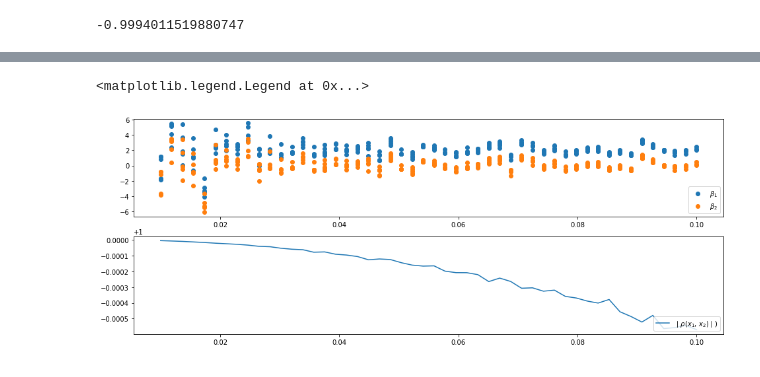
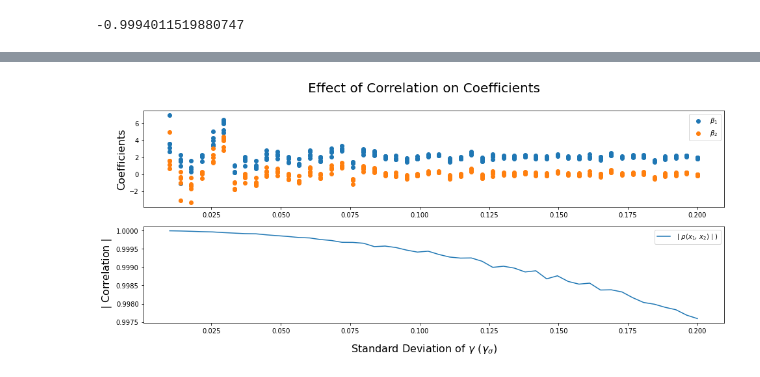
Before and after one commit to edkrueger/lasso-demo, a Jupyter notebook: notebooks/4-synthetic-story.ipynb, the cells around one changed output, grey strips where cells are left out. Saved outputs shown, nothing was run; the diff lists cells and outputs as text; code cells hidden in the pictures.

Commit message:
Finish styling the coef plot.

```diff
--- a/notebooks/4-synthetic-story.ipynb
+++ b/notebooks/4-synthetic-story.ipynb
@@ -21,26 +21,17 @@ from pprint import pprint
 def cross_validate_report(model, X, y, show=True, return_coef=False):
     scoring = ["neg_mean_squared_error", "neg_root_mean_squared_error"]
 
-    result = cross_validate(
-        model, X, y, scoring=scoring, return_train_score=True, return_estimator=True
-    )
+    result = cross_validate(model, X, y, scoring=scoring, return_estimator=True)
 
     coef_estimates = [list(estimator.coef_) for estimator in result["estimator"]]
-
-    cv_train_mse = -result["train_neg_mean_squared_error"].mean()
-    cv_train_rmse = -result["train_neg_root_mean_squared_error"].mean()
 
     cv_test_mse = -result["test_neg_mean_squared_error"].mean()
     cv_test_rmse = -result["test_neg_root_mean_squared_error"].mean()
 
     if show:
-        print("Train Metrics:")
-        print(f"CV Train MSE: {cv_train_mse}")
-        print(f"CV Train RSME: {cv_train_rmse}")
-        print()
         print("Test Metrics")
         print(f"CV Test MSE: {cv_test_mse}")
-        print(f"CV Test MSE: {cv_test_rmse}")
+        print(f"CV Test RMSE: {cv_test_rmse}")
         print()
         print(f"Coefficient Estimates Across Folds: ")
         pprint(coef_estimates)
@@ -136,7 +102,7 @@ array([0.5       , 0.49183673, 0.48367347, 0.4755102 , 0.46734694,
 # %%
 data = []
 
-for gamma_std in np.linspace(0.1, 0.01):
+for gamma_std in np.linspace(0.01, 0.2):
     g = np.random.normal(0, gamma_std, N_OBS)
     x_2 = -x_1 + g
     X_2 = x_2.reshape(-1, 1)
@@ -189,19 +124,27 @@ Name: r, Length: 250, dtype: float64
 # %%
 fig, axes = plt.subplots(nrows=2, ncols=1, figsize=(16, 6))
 
 coef_plot = axes[0]
 corr_plot = axes[1]
 
 coef_plot.scatter(plot_df["gamma_std"], plot_df["beta_1"], label=r"$\beta_{1}$")
 coef_plot.scatter(plot_df["gamma_std"], plot_df["beta_2"], label=r"$\beta_{2}$")
-coef_plot.legend(loc="lower right")
+coef_plot.legend(loc="upper right")
+coef_plot.set_ylabel(r"Coefficients", size=16)
 
 corr_plot.plot(
     plot_df["gamma_std"],
     plot_df["r"].abs(),
     label=r"$\mid\rho(x_{1},\,x_{2})\mid$)",
 )
-corr_plot.legend(loc="lower right")
+corr_plot
+corr_plot.legend(loc="upper right")
+corr_plot.yaxis.set_major_formatter("{x:.4f}")
+corr_plot.set_ylabel(r"$\mid$Correlation$\mid$", size=16)
+
+fig.suptitle("Effect of Correlation on Coefficients", size=20)
+fig.supxlabel(r"Standard Deviation of $\gamma$ ($\gamma_{\sigma}$)", size=16)
+
+plt.show()
 # %% [output]
-<matplotlib.legend.Legend at 0x...>
-[figure, old version]
+[figure, new version]
```
Also changed, not shown: parts of 6 cells of this notebook.
